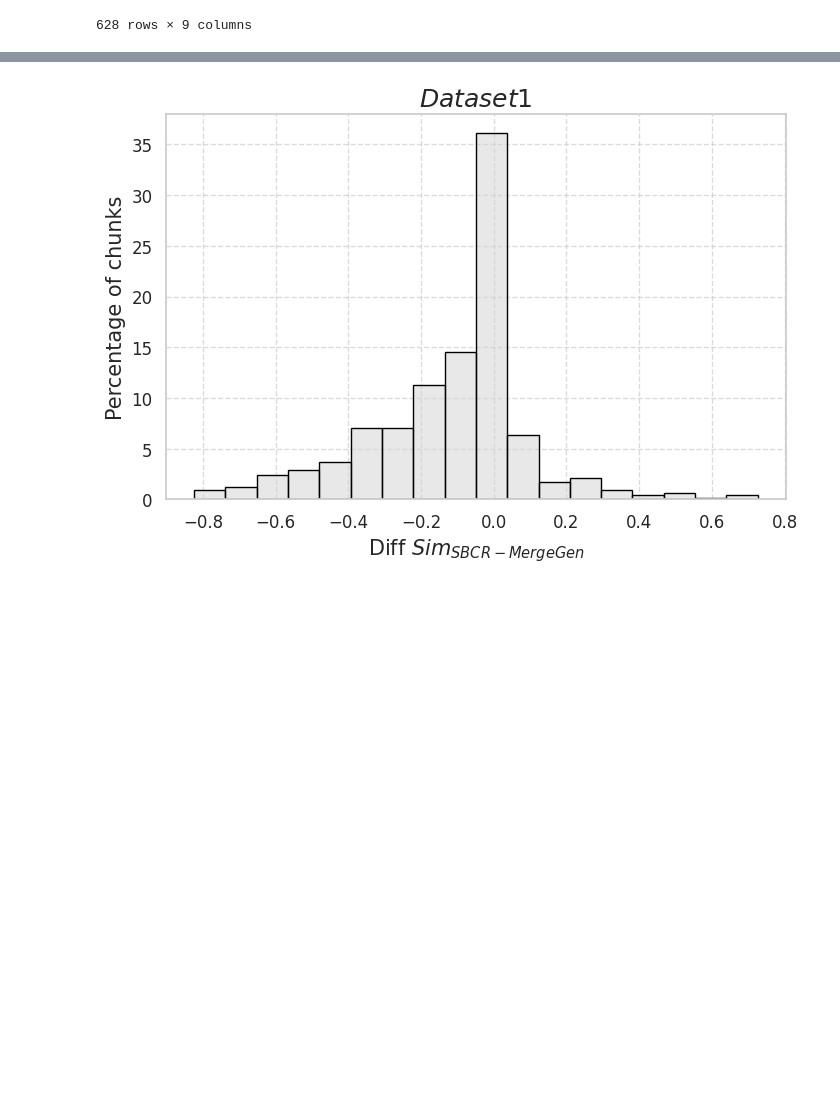
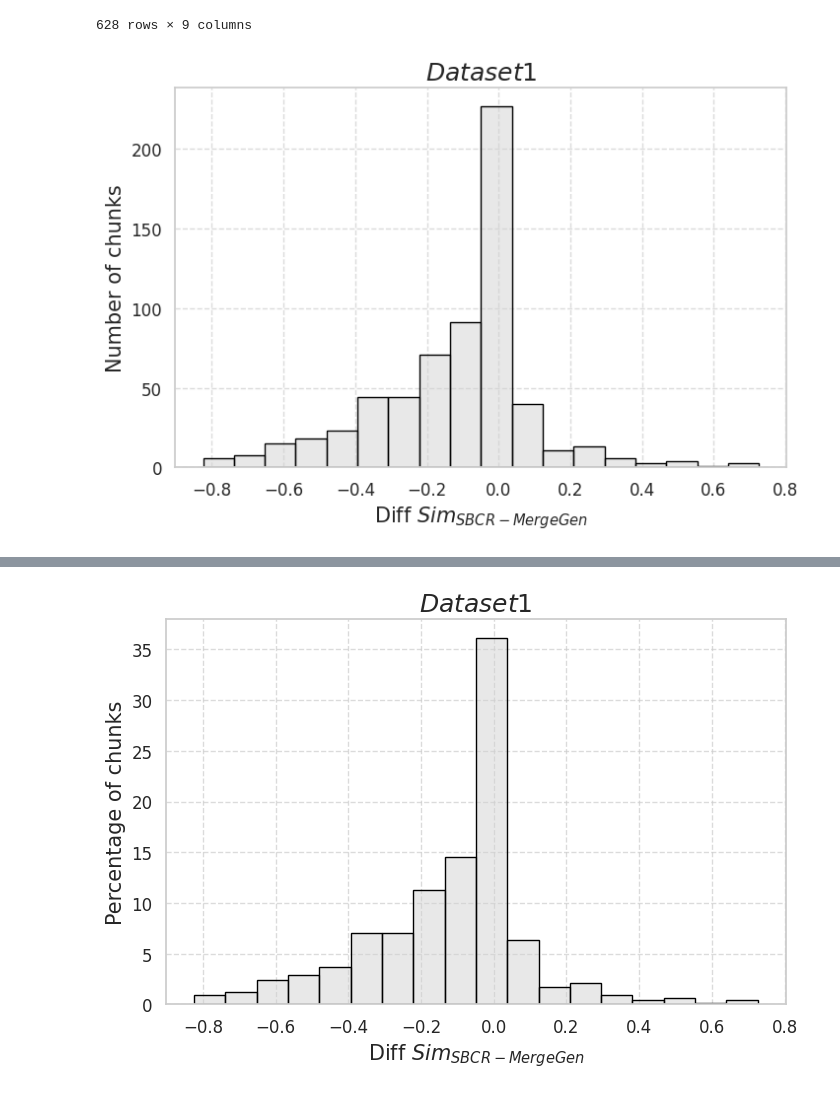
Before and after one commit to gems-uff/sbcr_study, a Jupyter notebook: analysis/RQ4/RQ4_dataset1.ipynb, the cells around one changed output, grey strips where cells are left out. Saved outputs shown, nothing was run; the diff lists cells and outputs as text; code cells hidden in the pictures; blank space fills up the shorter version.

Commit message:
Update analysis notebooks with thesis version

```diff
--- a/analysis/RQ4/RQ4_dataset1.ipynb
+++ b/analysis/RQ4/RQ4_dataset1.ipynb
@@ -165,3 +166,26 @@ df_results_clean
 | 626 | 1180810 | 0.591401 | 0.915108 | 1.287984 | 4423 | 0.967423 | 1.103757 | ... |
 | 627 | 1410321 | 0.674747 | 0.961832 | 5.175905 | 5534 | 0.982609 | 0.229239 | ... |
 628 rows × 9 columns
+# %%
+# close to 1 = sbcr is better
+# close to -1 = mergegen is better
+sns.set(style="whitegrid")
+sns.set_context("notebook", font_scale=1.5)
+bins = 18
+plt.figure(figsize=(8, 5))
+ax = sns.histplot(df_results_clean['diff'], bins=bins, color='lightgray', label="$Dataset1$", edgecolor='black', alpha=0.5)
+# ax = sns.histplot(dataset2_Java['diff'], bins=bins, stat='percent', color='blue', label="$Dataset2_{Java}$", edgecolor='black', alpha=0.5)
+
+plt.title('$Dataset1$')
+plt.xlabel('Diff $Sim_{SBCR-MergeGen}$', fontsize=15)
+plt.ylabel('Number of chunks', fontsize=15)
+
+plt.xticks(fontsize=12)
+plt.yticks(fontsize=12)
+
+plt.grid(True, linestyle='--', alpha=0.7)
+# plt.xlim(-40,40)
+# plt.legend()
+plt.show()
+# %% [output]
+[figure, added]
```
Also changed, not shown: parts of 8 cells of this notebook, 6 other files.
